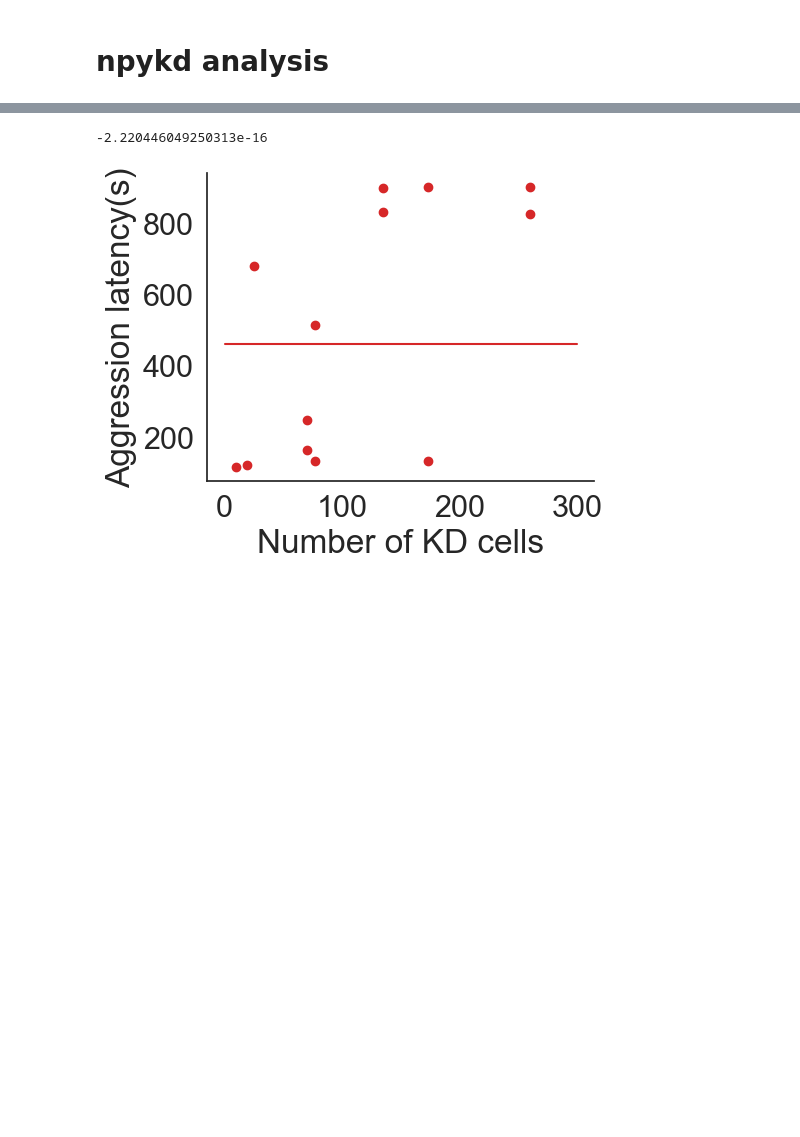
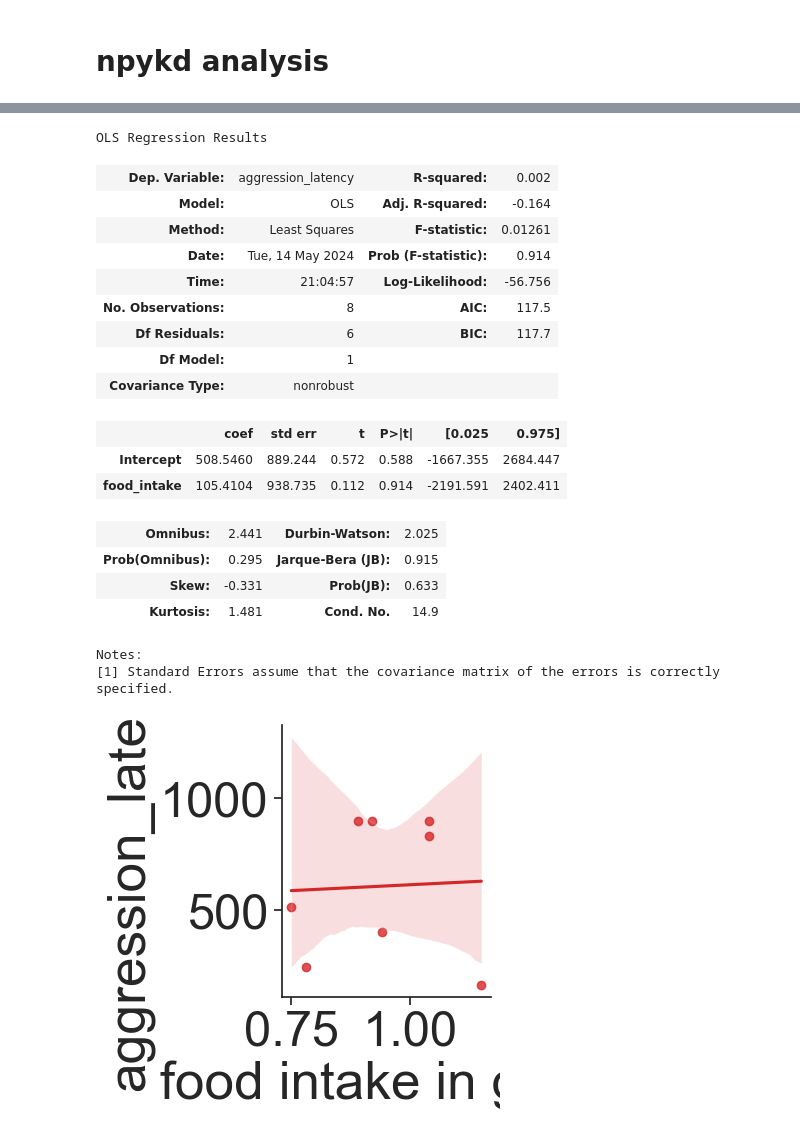
Before and after one commit to FrancisCrickInstitute/negative_parental_switch, a Jupyter notebook: NPW_manipulation/NPW_manipulation.ipynb, the cells around one changed output, grey strips where cells are left out. Drawn from its saved outputs; the diff is of its cells as text; code cells hidden in the pictures; blank space fills up the shorter version.

```diff
--- a/NPW_manipulation/NPW_manipulation.ipynb
+++ b/NPW_manipulation/NPW_manipulation.ipynb
@@ -681,26 +667,28 @@ Notes:
-# %%
-# curve fit to number of cells and aggression latency
-from scipy.optimize import curve_fit
-def logistic(x,A,x0,k,off):
-    return A / (1 + np.exp(-k*(x-x0)))+off
-
-popt, pcov = curve_fit(logistic, mean_latency_cell.num_detection, mean_latency_cell.aggression_latency)
-
-# get r squared
-residuals = mean_latency_cell.aggression_latency - logistic(mean_latency_cell.num_detection, *popt)
-ss_res = np.sum(residuals**2)
-ss_tot = np.sum((mean_latency_cell.aggression_latency - np.mean(mean_latency_cell.aggression_latency))**2)
-r_squared = 1 - (ss_res / ss_tot)
-print(r_squared)
-
-
-x = np.linspace(0, 300, 100)
-y = logistic(x, *popt)
-plt.plot(x, y)
-plt.scatter(kd_cell_behav.num_detection, kd_cell_behav.aggression_latency)
-plt.xlabel('Number of KD cells')
-plt.ylabel('Aggression latency(s)')
-sns.despine()
-# %% [output]
--2.220446049250313e-16
-[figure, removed]
+# %%
+# null relationship between food intake and aggression latency
+sns.lmplot(x = 'food_intake', y = 'aggression_latency', data = df[df.group == 'npykd'], aspect = 4/4)
+plt.xlabel('food intake in gram')
+plt.ylabel('aggression_latency')
+model = smf.ols('aggression_latency ~ food_intake', data=df[df.group == 'npykd']).fit()
+model.summary()
+# %% [output]
+OLS Regression Results
+| Dep. Variable: | aggression_latency | R-squared: | 0.002 |
+| Model: | OLS | Adj. R-squared: | -0.164 |
+| Method: | Least Squares | F-statistic: | 0.01261 |
+| Date: | Tue, 14 May 2024 | Prob (F-statistic): | 0.914 |
+| Time: | 21:04:57 | Log-Likelihood: | -56.756 |
+| No. Observations: | 8 | AIC: | 117.5 |
+| Df Residuals: | 6 | BIC: | 117.7 |
+| Df Model: | 1 |  |  |
+| Covariance Type: | nonrobust |  |  |
+|  | coef | std err | t | P>|t| | [0.025 | 0.975] |
+| Intercept | 508.5460 | 889.244 | 0.572 | 0.588 | -1667.355 | 2684.447 |
+| food_intake | 105.4104 | 938.735 | 0.112 | 0.914 | -2191.591 | 2402.411 |
+| Omnibus: | 2.441 | Durbin-Watson: | 2.025 |
+| Prob(Omnibus): | 0.295 | Jarque-Bera (JB): | 0.915 |
+| Skew: | -0.331 | Prob(JB): | 0.633 |
+| Kurtosis: | 1.481 | Cond. No. | 14.9 |
+Notes:
+[1] Standard Errors assume that the covariance matrix of the errors is correctly specified.
+[figure, added]
```
Also changed, not shown: parts of 15 cells of this notebook, 14 other files.
